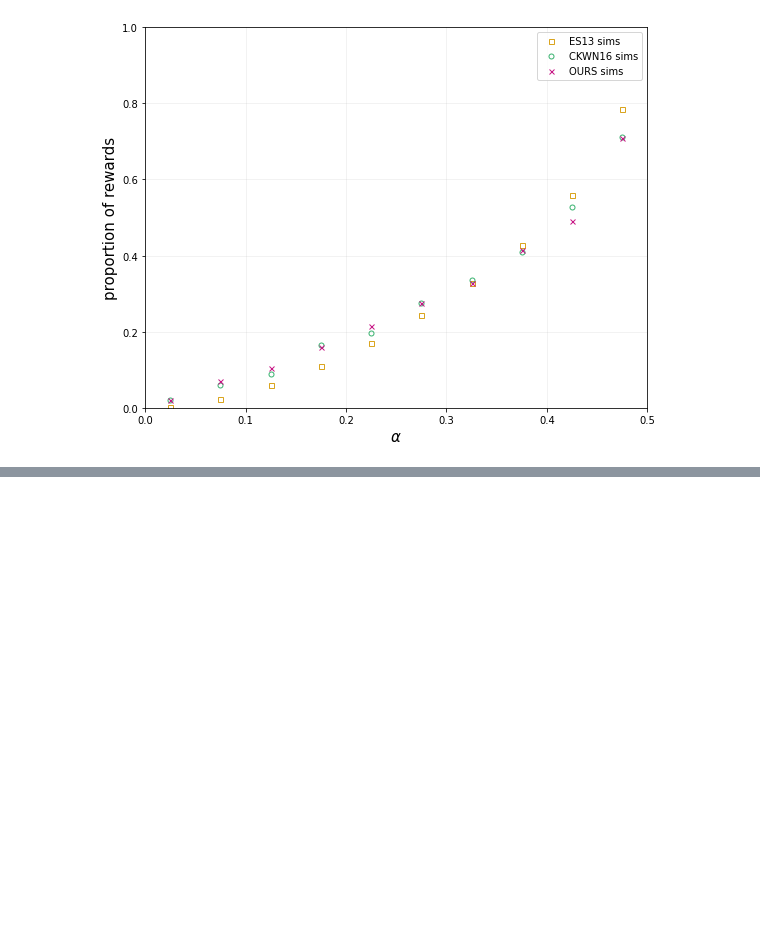
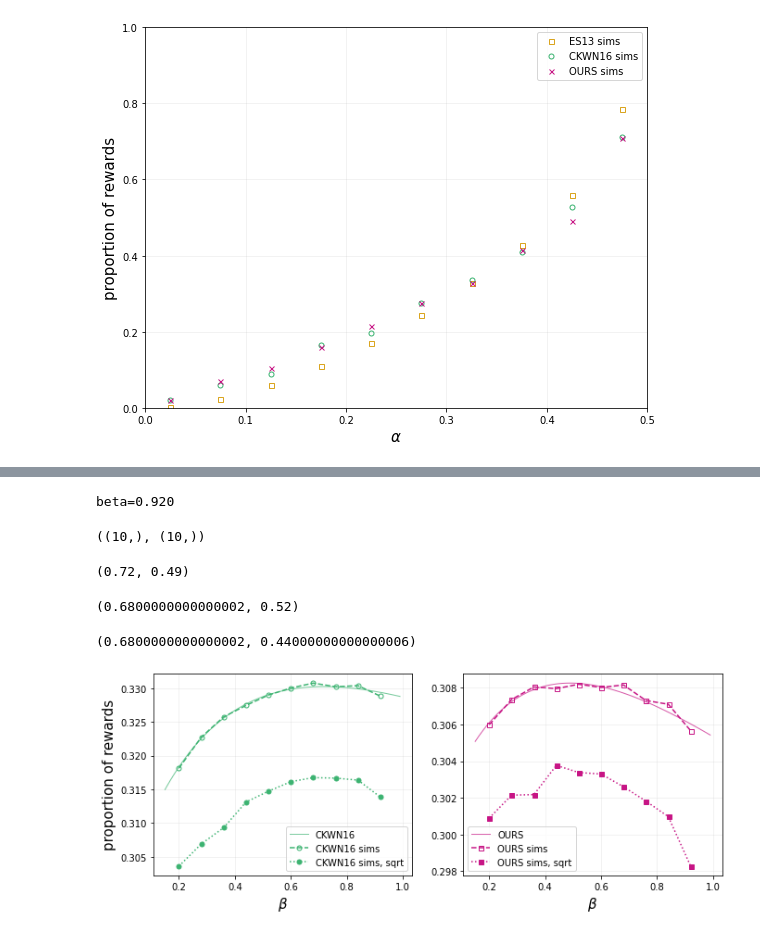
Before and after one commit to michaelneuder/opportunistic-mining, a Jupyter notebook: august.ipynb, the cells around one changed output, grey strips where cells are left out. Cells and saved outputs as stored; diff of their text form; code cells hidden in the pictures; blank space fills up the shorter version.

```diff
--- a/august.ipynb
+++ b/august.ipynb
@@ -1027,7 +1027,7 @@ ES_sim_lambda.shape
 alpha=0.475
 (19,)
 # %%
-f, ax = plt.subplots(figsize=(9,7))
+f, ax = plt.subplots(figsize=(9,6))
 
 axins = ax.inset_axes(
     [1.1, 0.35, 0.47, 0.47],
@@ -1373,0 +1590,74 @@ plt.show()
+# %%
+simBetas  = np.arange(0.2, 1, 0.08)
+simExecSqrt = []
+simBothSqrt = []
+for b in simBetas:
+    print('beta={:0.3f}'.format(b), end='\r')
+    temp, temp2 = [], []
+    for j in range(15):
+        ar, hr, ab, hb = sim_beta_nonlinear(alpha=0.3, gamma=0.0, beta=b, f=np.sqrt, n = int(2e5))
+        temp.append(ar/(ar+hr))
+        temp2.append((ab/(ab+hb) + scale*ar/(ar+hr))/(scale+1))
+    simExecSqrt.append(np.mean(temp))
+    simBothSqrt.append(np.mean(temp2))
+simExecSqrt = np.array(simExecSqrt)
+simBothSqrt = np.array(simBothSqrt)
+simExecSqrt.shape, simBothSqrt.shape
+# %% [output]
+beta=0.920
+((10,), (10,))
+# %%
+findOptBetaExec(0.3, 0.), findOptBetaBoth(0.3, 0.)
+# %% [output]
+(0.72, 0.49)
+# %%
+simBetas[np.argmax(simExec)], simBetas[np.argmax(simBoth)]
+# %% [output]
+(0.6800000000000002, 0.52)
+# %%
+simBetas[np.argmax(simExecSqrt)], simBetas[np.argmax(simBothSqrt)]
+# %% [output]
+(0.6800000000000002, 0.44000000000000006)
+# %%
+f, axarr = plt.subplots(ncols=2, figsize=(11,4))
+
+# axins = ax.inset_axes(
+#     [1.1, 0.35, 0.47, 0.47],
+#     xlim=(.19, .26), ylim=(.13, .26))
+
+# ax.indicate_inset_zoom(axins, edgecolor="black", label=None, alpha=0.25)
+
+
+
+#     a.axhline(calcTotalRewardGamma(a=alpha, b=100, gamma=gamma, scale=scale),
+#               linewidth=1, color='goldenrod', alpha=0.7, label='ES13', linestyle='-')
+for a in [axarr[0]]:
+    a.plot(betas, rewsExec, linewidth=1, color='mediumseagreen', alpha=0.7, label='CKWN16',
+           linestyle='-')
+    a.plot(simBetas, simExec, color='mediumseagreen', alpha=1, label='CKWN16 sims', marker='o',
+           fillstyle='none', linestyle='--', markersize=5)
+    a.plot(simBetas, simExecSqrt, color='mediumseagreen', alpha=1, label='CKWN16 sims, sqrt', marker='o',
+           fillstyle='full', linestyle='dotted', markersize=5)
+
+for a in [axarr[1]]:
+    a.plot(betas, rewsBoth, linewidth=1, color='mediumvioletred', alpha=0.7, label='OURS',
+            linestyle='-')
+    a.plot(simBetas, simBoth, color='mediumvioletred', alpha=1, label='OURS sims', marker='s',
+           fillstyle='none', linestyle='--', markersize=5)
+    a.plot(simBetas, simBothSqrt, color='mediumvioletred', alpha=1, label='OURS sims, sqrt', marker='s',
+           fillstyle='full', linestyle='dotted', markersize=5)
+
+
+#     a.plot(alphas,alphas, color='k', alpha=0.3)
+
+for ax in axarr:
+    ax.set_xlabel(r'$\beta$', size=15)
+
+    ax.grid(alpha=0.2)
+    ax.legend()
+axarr[0].set_ylabel(r'proportion of rewards', size=15)
+
+plt.savefig('out.png', dpi=400, bbox_inches='tight', facecolor='white')
+plt.show()
+# %% [output]
+[figure, added]
```
Also changed, not shown: parts of 11 cells of this notebook, 1 other file.
